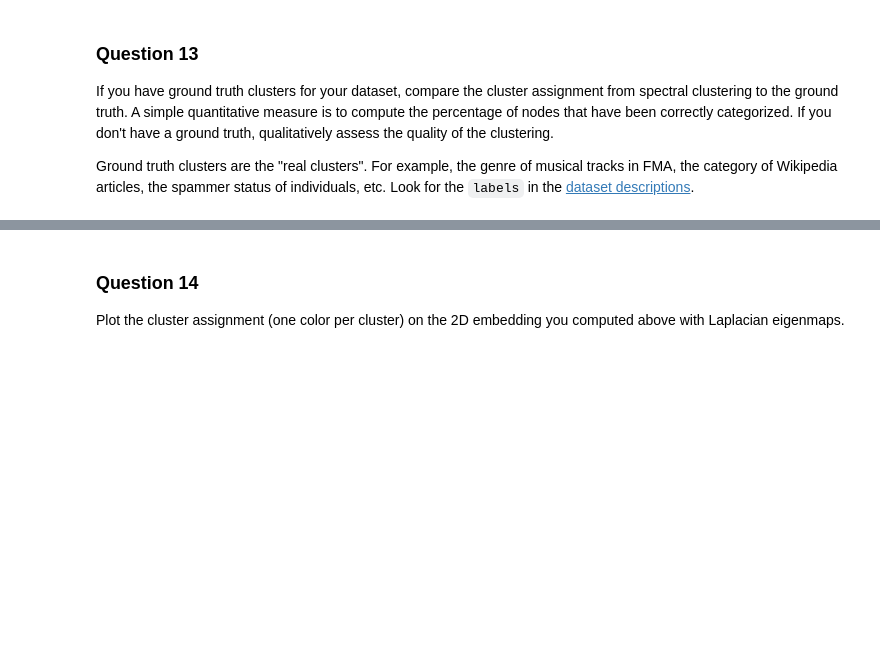
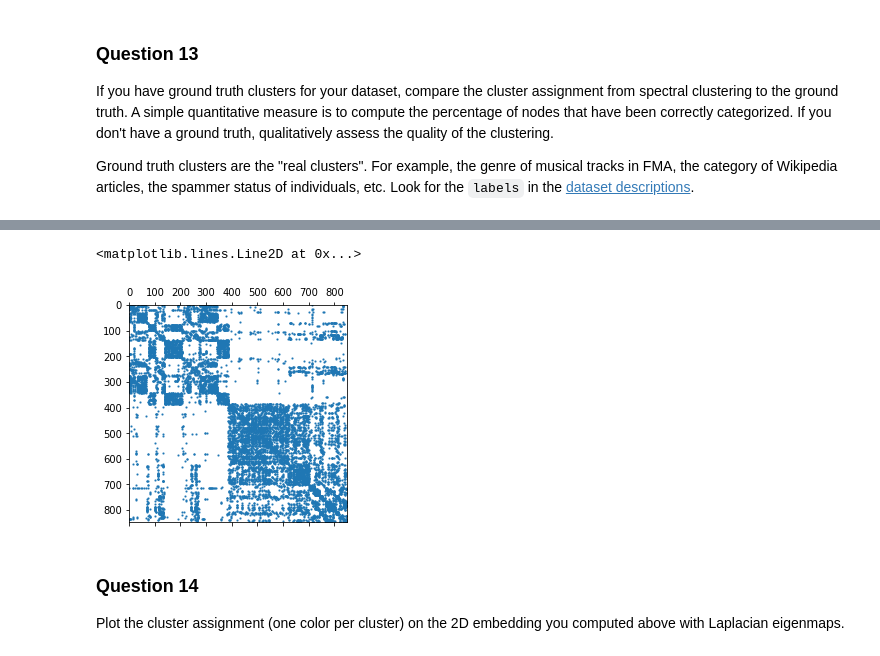
Before and after one commit to Kakavand/EPFL-antiterrorAssignment, a Jupyter notebook: John/3_spectral_graph_theory.ipynb, the cells around one changed output, grey strips where cells are left out. Saved outputs shown, nothing was run; the diff lists cells and outputs as text; code cells hidden in the pictures; blank space fills up the shorter version.

```diff
--- a/John/3_spectral_graph_theory.ipynb
+++ b/John/3_spectral_graph_theory.ipynb
@@ -319,3 +322,70 @@ Look for the `labels` in the [dataset descriptions](https://github.com/mdeff/ntd
+# %%
+import pandas as pd
+
+# First we want to get the true labels on the nodes
+file_path1 = '../data/TerroristRel/TerroristRel.edges'
+file_path2 = '../data/TerroristRel/TerroristRel.labels'
+file_path3 = '../data/TerroristRel/TerroristRel_Colleague.nodes'
+file_path4 = '../data/TerroristRel/TerroristRel_Congregate.nodes'
+file_path5 = '../data/TerroristRel/TerroristRel_Contact.nodes'
+file_path6 = '../data/TerroristRel/TerroristRel_Family.nodes'
+
+terrorist_rel_labels = pd.read_csv(file_path2, header=None)
+
+    # Parse using tab and space delimiters
+terrorist_rel_coll = pd.read_csv(file_path3, sep='\t|' '', header=None)
+
+    # Parse using tab and space delimiters
+terrorist_rel_cong = pd.read_csv(file_path4, sep='\t|' '', header=None)
+
+    # Parse using tab and space delimiters
+terrorist_rel_cont = pd.read_csv(file_path5, sep='\t|' '', header=None)
+
+    # Parse using tab and space delimiters
+terrorist_rel_fam = pd.read_csv(file_path6, sep='\t|' '', header=None)
+
+l1 = list(terrorist_rel_fam.loc[terrorist_rel_fam[1225]=='family'].index)
+l2 = list(terrorist_rel_coll.loc[terrorist_rel_coll[1225]=='colleague'].index)
+l3 = list(terrorist_rel_cont.loc[terrorist_rel_cont[1225]=='contact'].index)
+l4 = list(terrorist_rel_cong.loc[terrorist_rel_cong[1225]=='congregate'].index)
+
+l_tot = list(range(851))
+
+
+t = pd.DataFrame(terrorist_rel_fam.iloc[:,1225], columns=['Nan'])
+t['Col'] = terrorist_rel_coll.iloc[:, 1225]
+t['Fam'] = terrorist_rel_fam.iloc[:, 1225]
+t['Cong'] = terrorist_rel_cong.iloc[:, 1225]
+t['Cont'] = terrorist_rel_cont.iloc[:, 1225]
+
+
+d = {}
+for i in range(851):
+    d[i] = 0
+for i in list(t.loc[t['Fam'] == 'family'].index):
+    d[i] += 1000
+for i in list(t.loc[t['Col'] == 'colleague'].index):
+    d[i] += 200
+for i in list(t.loc[t['Cong'] == 'congregate'].index):
+    d[i] += 30
+for i in list(t.loc[t['Cont'] == 'contact'].index):
+    d[i] += 4
+
+
+labs = []
+for i in range(851):
+    if i not in zero_index:
+        labs.append(d[i])
+
+labs = np.array(labs)
+
+idx4 = labs.argsort()
+temp = A[idx4,:]
+temp = temp[:,idx4]
+plt.spy(temp, markersize=1)
+# %% [output]
+<matplotlib.lines.Line2D at 0x...>
+[figure, added]
 # %% [markdown]
 ### Question 14
 
```
Also changed, not shown: parts of 4 cells of this notebook, 1 other file.
